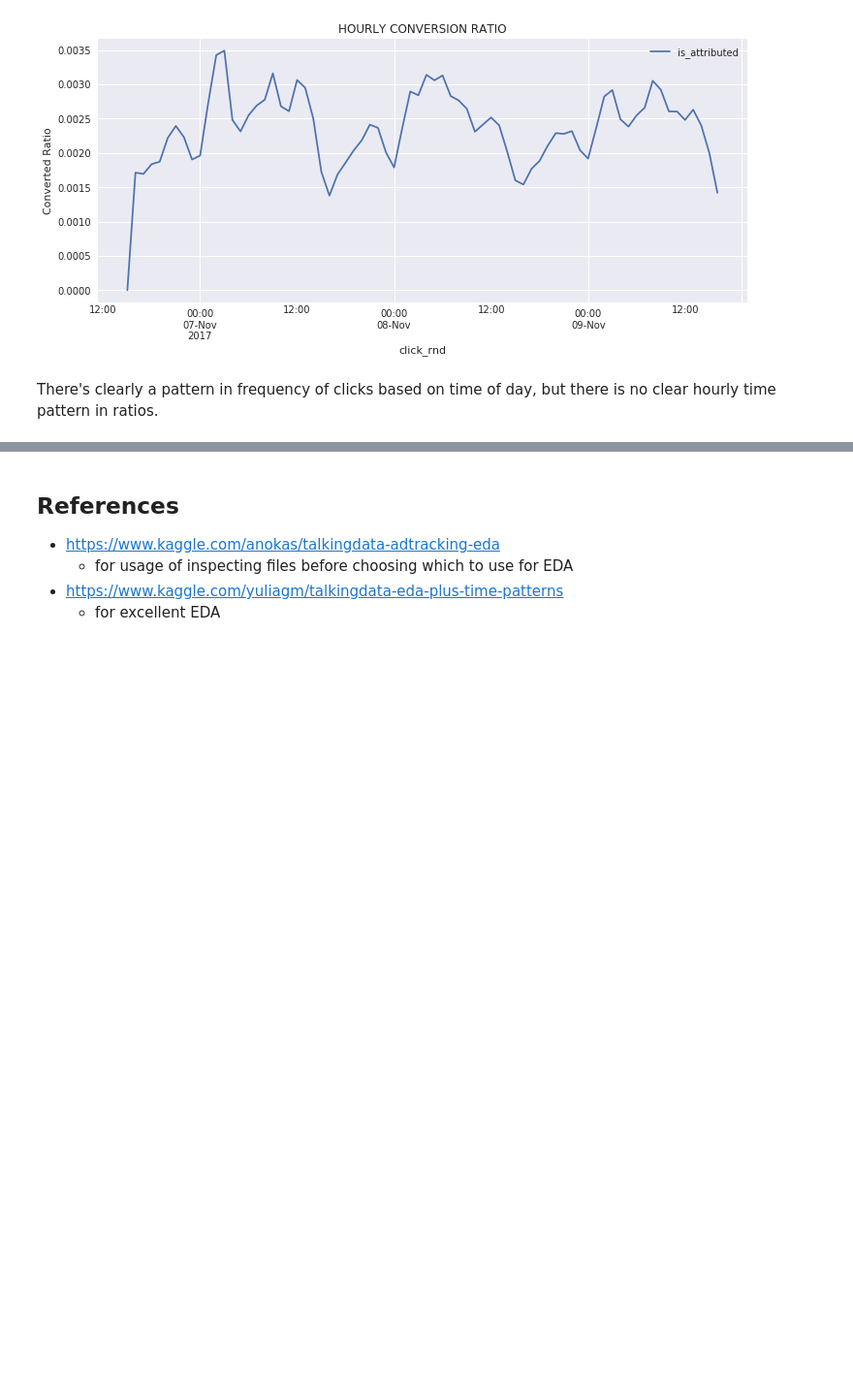
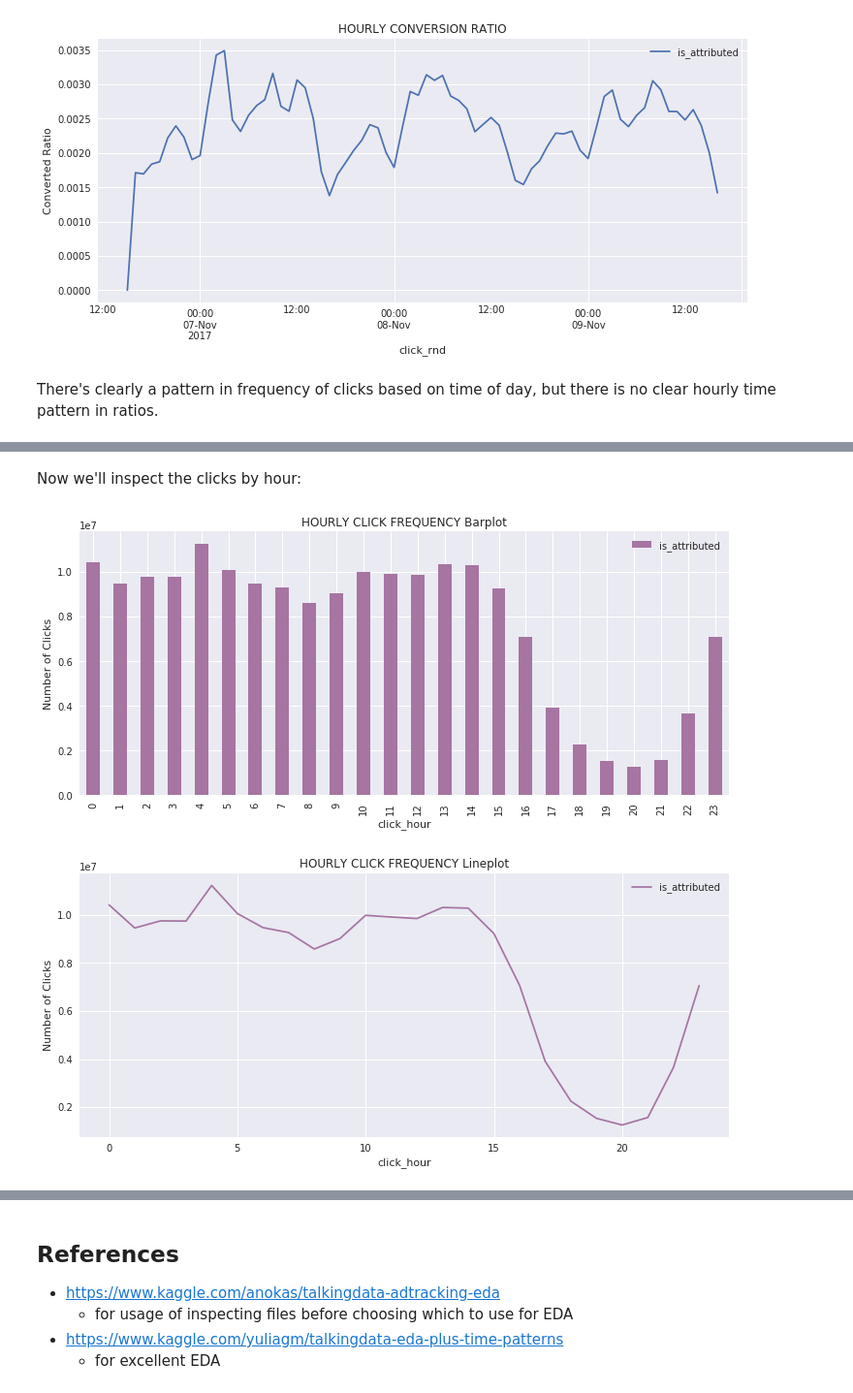
Before and after one commit to GregHilston/kaggle-talking-data-ad-tracking-fraud-detection-challenge, a Jupyter notebook: grehg.ipynb, the cells around one changed output, grey strips where cells are left out. Shown: that part at 97% size. Drawn from its saved outputs; the diff is of its cells as text; code cells hidden in the pictures; blank space fills up the shorter version.

```diff
--- a/grehg.ipynb
+++ b/grehg.ipynb
@@ -422,0 +434,3 @@ There's clearly a pattern in frequency of clicks based on time of day, but there
+# %%
+#extract hour as a feature
+train['click_hour']=train['click_time'].dt.hour
@@ -422,0 +448,13 @@ There's clearly a pattern in frequency of clicks based on time of day, but there
+# %% [markdown]
+Now we'll inspect the clicks by hour:
+# %%
+train[['click_hour','is_attributed']].groupby(['click_hour'], as_index=True).count().plot(kind='bar', color='#a675a1')
+plt.title('HOURLY CLICK FREQUENCY Barplot');
+plt.ylabel('Number of Clicks');
+
+train[['click_hour','is_attributed']].groupby(['click_hour'], as_index=True).count().plot(color='#a675a1')
+plt.title('HOURLY CLICK FREQUENCY Lineplot');
+plt.ylabel('Number of Clicks');
+# %% [output]
+[figure, added]
+[figure, added]
```
Also changed, not shown: parts of 14 cells of this notebook.
